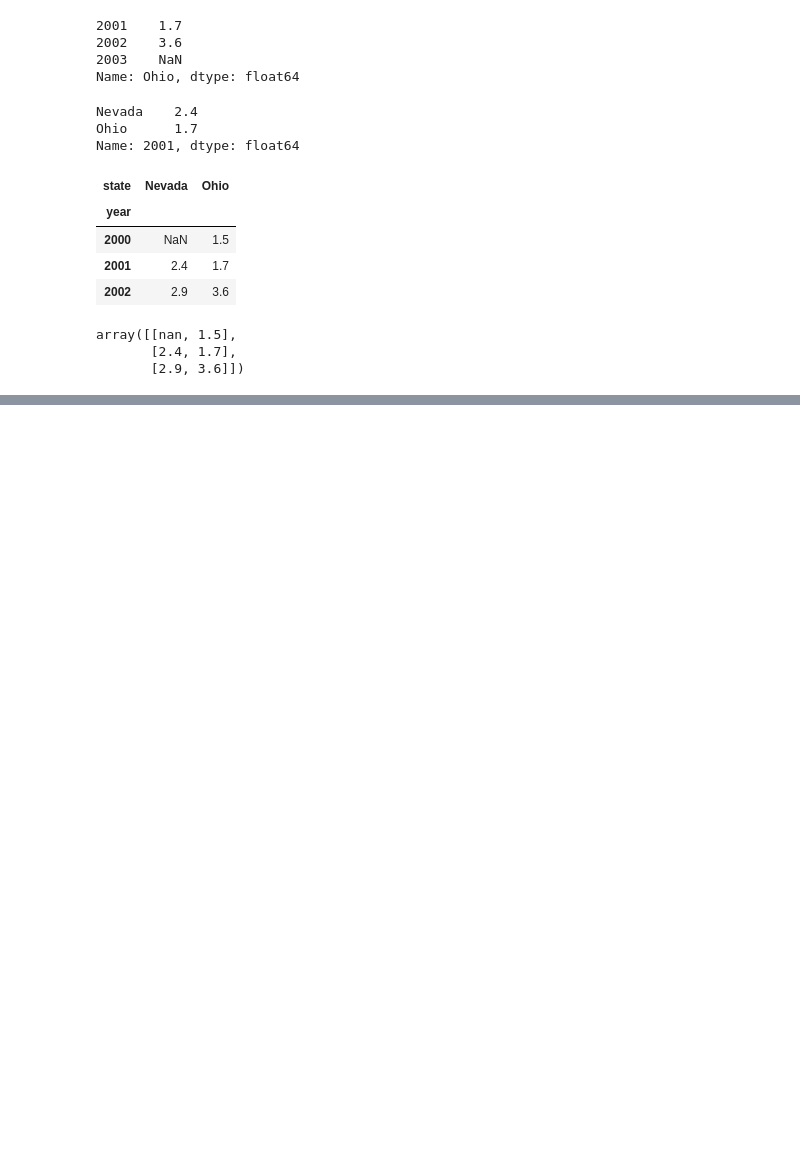
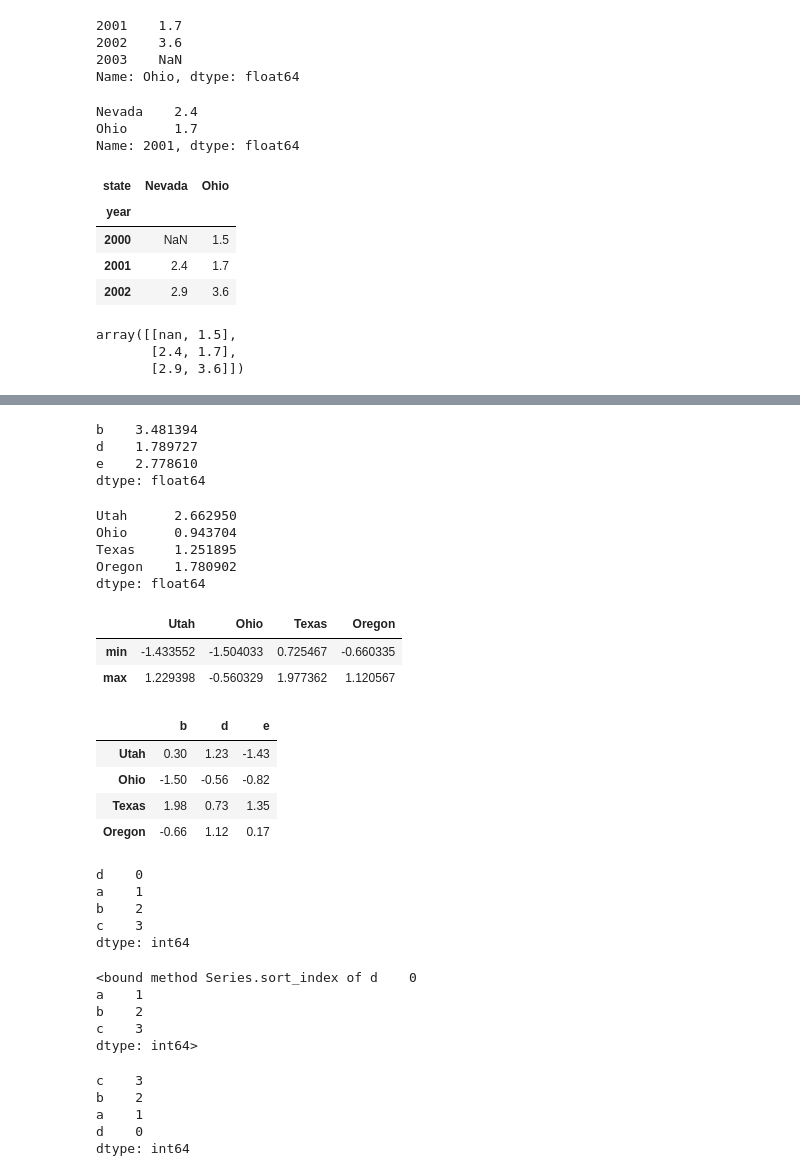
Before and after one commit to flybetter/handson_demo, a Jupyter notebook: data_analysis/data_analyse.ipynb, the cells around one changed output, grey strips where cells are left out. Drawn from its saved outputs; the diff is of its cells as text; code cells hidden in the pictures; blank space fills up the shorter version.

```diff
--- a/data_analysis/data_analyse.ipynb
+++ b/data_analysis/data_analyse.ipynb
@@ -605,0 +655,59 @@ array([[nan, 1.5],
+# %%
+frame.apply(f)
+# %% [output]
+b    3.481394
+d    1.789727
+e    2.778610
+dtype: float64
+# %%
+frame.apply(f,axis=1)
+# %% [output]
+Utah      2.662950
+Ohio      0.943704
+Texas     1.251895
+Oregon    1.780902
+dtype: float64
+# %%
+def f(x):
+    return Series([x.min(),x.max()],index=['min','max'])
+
+frame.T.apply(f)
+# %% [output]
+|  | Utah | Ohio | Texas | Oregon |
+| min | -1.433552 | -1.504033 | 0.725467 | -0.660335 |
+| max | 1.229398 | -0.560329 | 1.977362 | 1.120567 |
+# %%
+format=lambda x:'%.2f'%x
+
+frame.applymap(format)
+# %% [output]
+|  | b | d | e |
+| Utah | 0.30 | 1.23 | -1.43 |
+| Ohio | -1.50 | -0.56 | -0.82 |
+| Texas | 1.98 | 0.73 | 1.35 |
+| Oregon | -0.66 | 1.12 | 0.17 |
+# %%
+obj=Series(range(4),index=list('dabc'))
+obj
+# %% [output]
+d    0
+a    1
+b    2
+c    3
+dtype: int64
+# %%
+obj.sort_index
+# %% [output]
+<bound method Series.sort_index of d    0
+a    1
+b    2
+c    3
+dtype: int64>
+# %%
+obj.sort_values(ascending=False)
+# %% [output]
+c    3
+b    2
+a    1
+d    0
+dtype: int64
```
Also changed, not shown: parts of 27 cells of this notebook.
